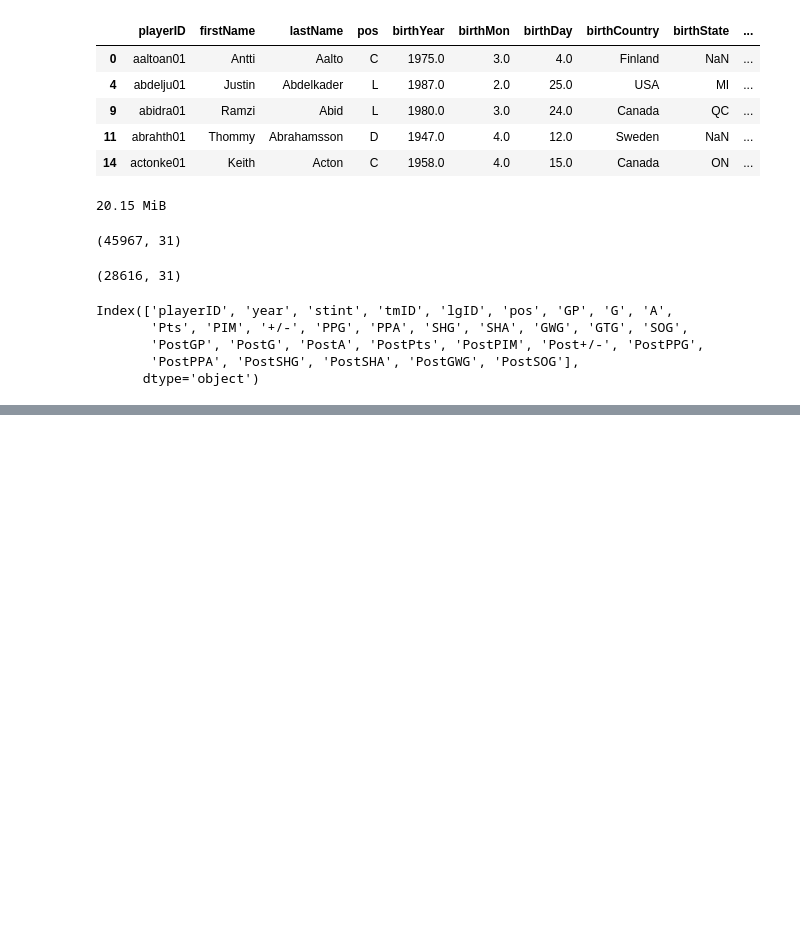
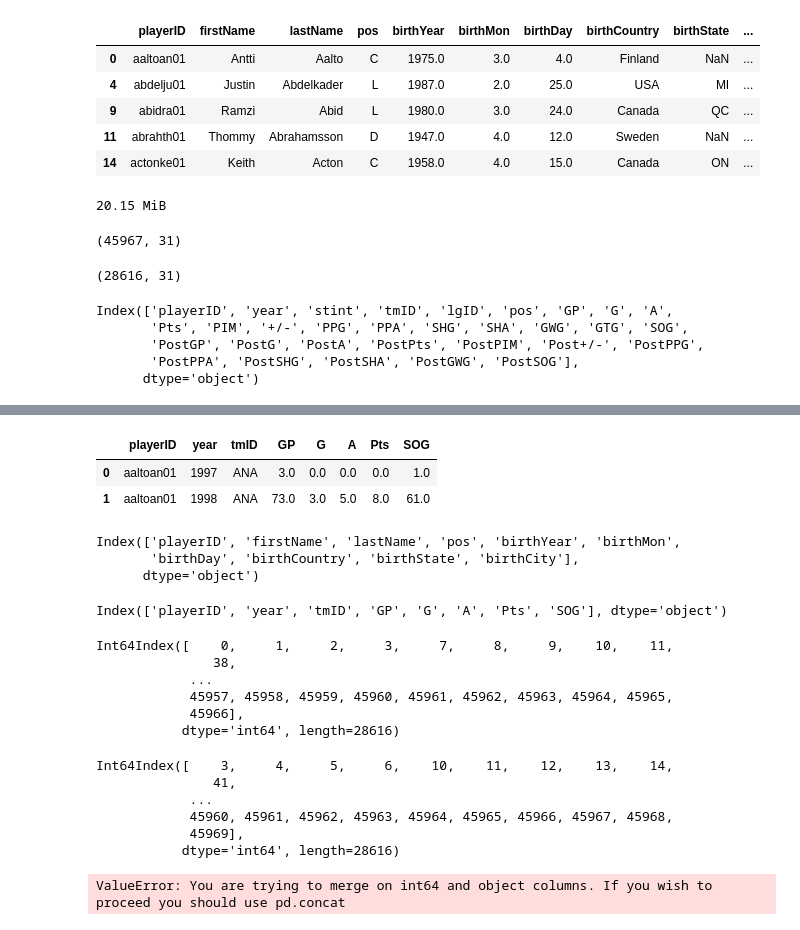
Before and after one commit to yaowenqiang/panda_playbook, a Jupyter notebook: advanced_pandas.ipynb, the cells around one changed output, grey strips where cells are left out. Drawn from its saved outputs; the diff is of its cells as text; code cells hidden in the pictures; blank space fills up the shorter version.

```diff
--- a/advanced_pandas.ipynb
+++ b/advanced_pandas.ipynb
@@ -200,0 +276,5 @@ scoring = scoring.filter(regex='(Post|PP|SH).*')
+# %%
+master = pd.read_pickle(os.path.join('./data/', 'master.pkl'))
+scoring = pd.read_pickle(os.path.join('./data/', 'scoring.pkl'))
+teams = pd.read_pickle(os.path.join('./data/', 'teams.pkl'))
+team_splits = pd.read_pickle(os.path.join('./data/', 'team_splits.pkl'))
@@ -200,0 +290,38 @@ scoring = scoring.filter(regex='(Post|PP|SH).*')
+# %%
+scoring.head(2)
+# %% [output]
+|  | playerID | year | tmID | GP | G | A | Pts | SOG |
+| 0 | aaltoan01 | 1997 | ANA | 3.0 | 0.0 | 0.0 | 0.0 | 1.0 |
+| 1 | aaltoan01 | 1998 | ANA | 73.0 | 3.0 | 5.0 | 8.0 | 61.0 |
+# %%
+master.columns
+# %% [output]
+Index(['playerID', 'firstName', 'lastName', 'pos', 'birthYear', 'birthMon',
+       'birthDay', 'birthCountry', 'birthState', 'birthCity'],
+      dtype='object')
+# %%
+scoring.columns
+# %% [output]
+Index(['playerID', 'year', 'tmID', 'GP', 'G', 'A', 'Pts', 'SOG'], dtype='object')
+# %%
+scoring.index
+# %% [output]
+Int64Index([    0,     1,     2,     3,     7,     8,     9,    10,    11,
+               38,
+            ...
+            45957, 45958, 45959, 45960, 45961, 45962, 45963, 45964, 45965,
+            45966],
+           dtype='int64', length=28616)
+# %%
+scoring.index + 3
+# %% [output]
+Int64Index([    3,     4,     5,     6,    10,    11,    12,    13,    14,
+               41,
+            ...
+            45960, 45961, 45962, 45963, 45964, 45965, 45966, 45967, 45968,
+            45969],
+           dtype='int64', length=28616)
+# %%
+pd.merge(master, scoring, left_index=True, right_on='playerID').head()
+# %% [output]
+ValueError: You are trying to merge on int64 and object columns. If you wish to proceed you should use pd.concat
```
Also changed, not shown: parts of 15 cells of this notebook.
